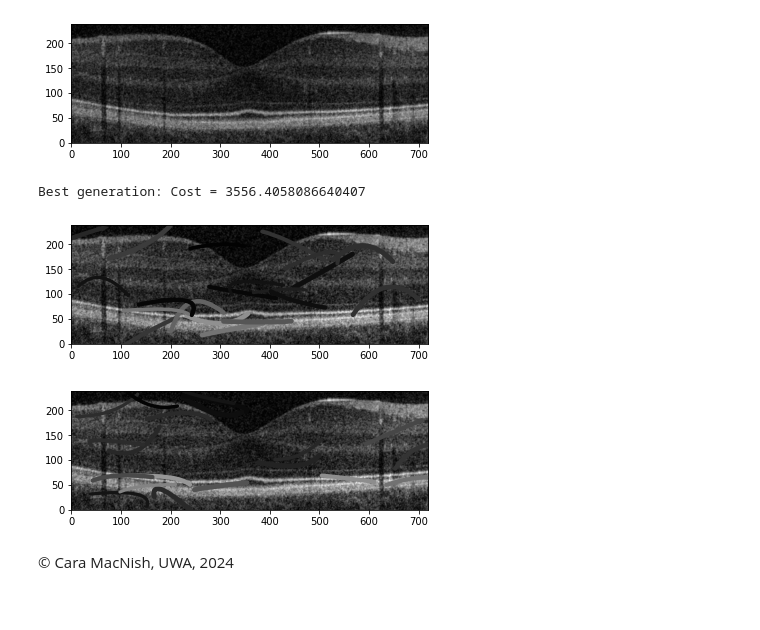
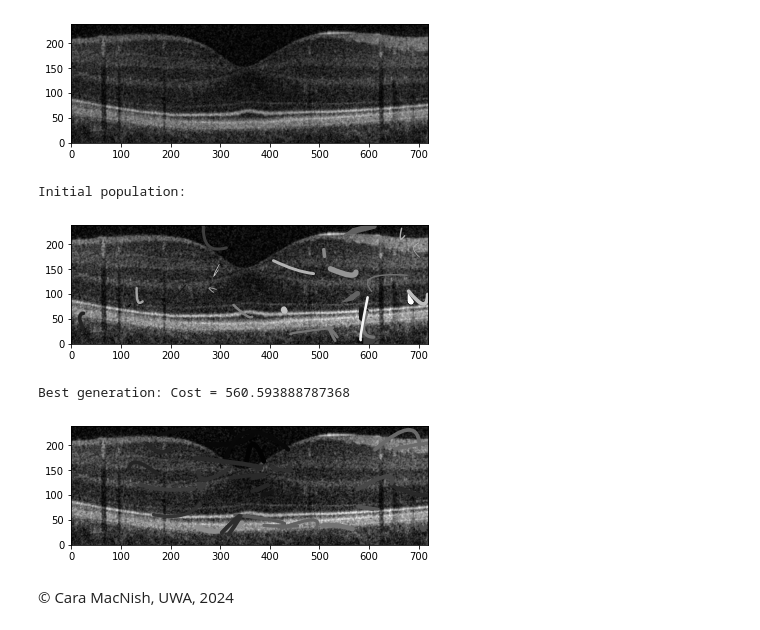
Before and after one commit to conanpodewitt/oct-image-enhancement-optimisation, a Jupyter notebook: example_temp/CamoWorms NEW.ipynb, the cells around one changed output. Drawn from its saved outputs; the diff is of its cells as text; code cells hidden in the pictures.

Commit message:
revised the drawing

```diff
--- a/example_temp/CamoWorms NEW.ipynb
+++ b/example_temp/CamoWorms NEW.ipynb
@@ -226,20 +205,23 @@ class Drawing:
         plt.show()
 # %%
 class Population:
-    def __init__(self, size, image_shape):
-        self.worms = [self.create_random_worm(image_shape) for _ in range(size)]
+    def __init__(self, size, image_shape,init_params):
+        self.worms = [self.create_random_worm(image_shape, init_params) for _ in range(size)]
         self.image_shape = image_shape
+        self.init_params = init_params
 
-    def create_random_worm(self, image_shape):
-        x = np.random.randint(0, image_shape[1])
-        y = np.random.randint(0, image_shape[0])
-        r = np.random.randint(10, 70)
-        theta = np.random.rand() * np.pi
-        deviation_r = np.random.randint(-50, 50)
-        deviation_gamma = np.random.rand() * np.pi
-        width = np.random.randint(1, 5)
-        colour = np.random.rand()
-        return CamoWorm(x, y, r, theta, deviation_r, deviation_gamma, width, colour)
+    def create_random_worm(self, imshape,init_params):
+        (radius_std, deviation_std, width_theta) = init_params
+        (ylim, xlim) = imshape
+        midx = xlim * rng.random()
+        midy = ylim * rng.random()
+        r = radius_std * np.abs(rng.standard_normal())
+        theta = rng.random() * np.pi
+        deviation_r = deviation_std * np.abs(rng.standard_normal())
+        deviation_gamma = rng.random() * np.pi
+        width = width_theta * rng.standard_gamma(3)
+        colour = rng.random()
+        return CamoWorm(midx, midy, r, theta, deviation_r, deviation_gamma, width, colour)
 
     def evaluate_fitness(self, image, other_worms):
         for worm in self.worms:
@@ -286,40 +268,43 @@ class Population:
         return child1, child2
 # %%
 
-def run_genetic_algorithm(image, generations=200):
-    population = Population(20, image.shape)
+def run_genetic_algorithm(image, generations=40):
+    population = Population(30, image.shape,(40, 30, 1))
+
+    print("Initial population:")
+    visualize_population(population.worms, image)
     min_cost = float('inf')
     best_worms = None
-    for i in range(200):
+    for i in range(40):
         population.evaluate_fitness(image,population.worms)
         population.select()
         population.crossover()
         for worm in population.worms:
             worm.grow()
             worm.move(image.shape)
             worm.adapt_color(image)
             worm.adapt_curvature()
         cost = worm.calculate_cost(image, population.worms)
         if cost < min_cost:
             min_cost = cost
             best_worms = population.worms.copy()
     print(f"Best generation: Cost = {min_cost}")
     visualize_population(best_worms, image)
     return population
 
 
+
 def visualize_population(worms, image):
     drawing = Drawing(image)
     drawing.add_worms(worms)
     drawing.show()
-# Example usage
+
+# Example usage of the genetic algorithm
 optimized_population = run_genetic_algorithm(image)
-drawing = Drawing(image)
-drawing.add_worms(optimized_population.worms)
-drawing.show()
 # %% [output]
-Best generation: Cost = 3556.4058086640407
+Initial population:
-[figure, old version]
+[figure, new version]
+Best generation: Cost = 560.593888787368
-[figure, old version]
+[figure, new version]
 # %% [markdown]
 &copy; Cara MacNish, UWA, 2024
```
Also changed, not shown: parts of 1 cell of this notebook.
